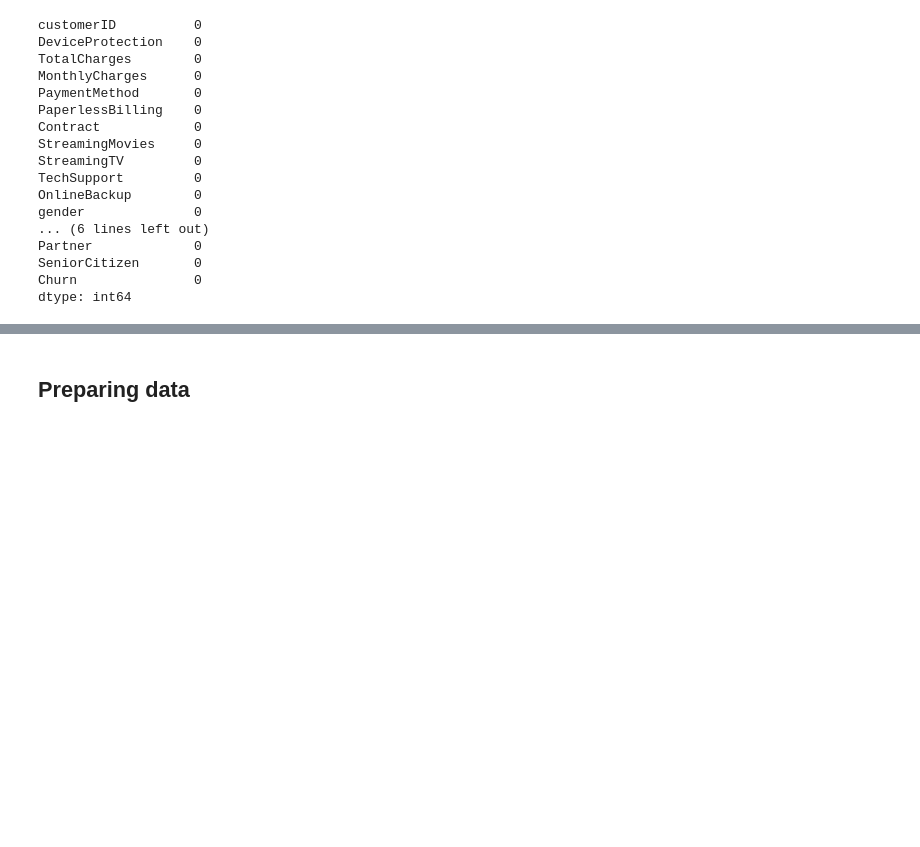
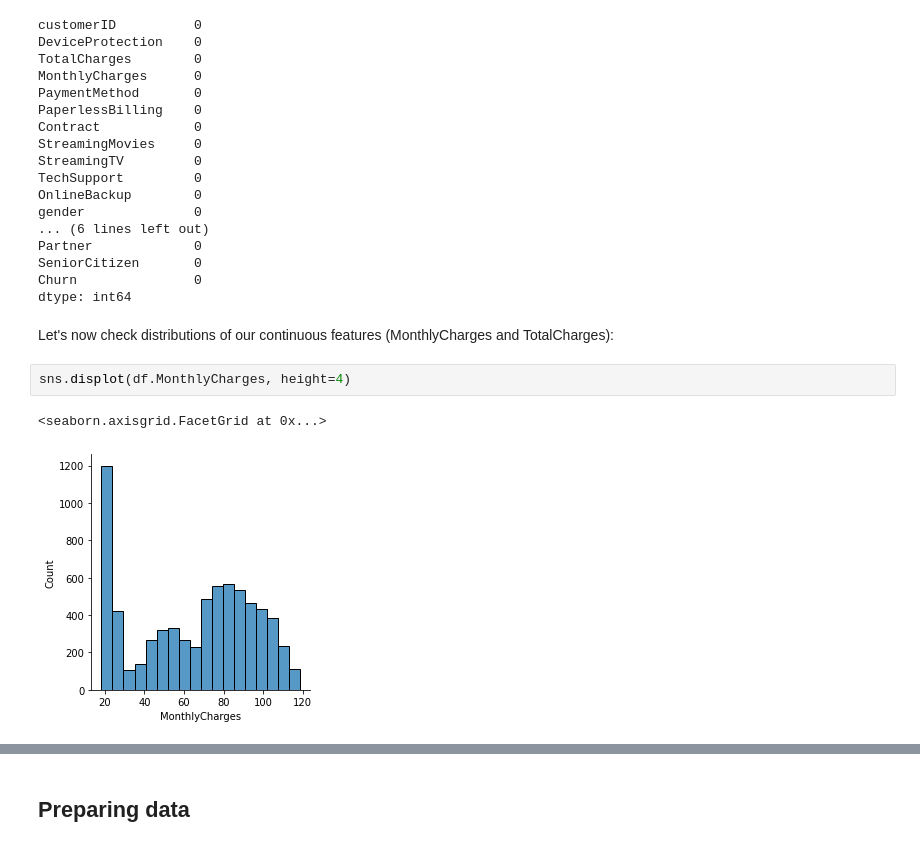
Before and after one commit to errearanhas/churn_prediction, a Jupyter notebook: eda_and_model.ipynb, the cells around one changed output, grey strips where cells are left out. Drawn from its saved outputs; the diff is of its cells as text; blank space fills up the shorter version.

```diff
--- a/eda_and_model.ipynb
+++ b/eda_and_model.ipynb
@@ -295,3 +295,10 @@ Partner             0
 SeniorCitizen       0
 Churn               0
 dtype: int64
+# %% [markdown]
+Let's now check distributions of our continuous features (MonthlyCharges and TotalCharges):
+# %%
+sns.displot(df.MonthlyCharges, height=4)
+# %% [output]
+<seaborn.axisgrid.FacetGrid at 0x...>
+[figure, added]
```
Also changed, not shown: parts of 19 cells of this notebook, 2 other files.
